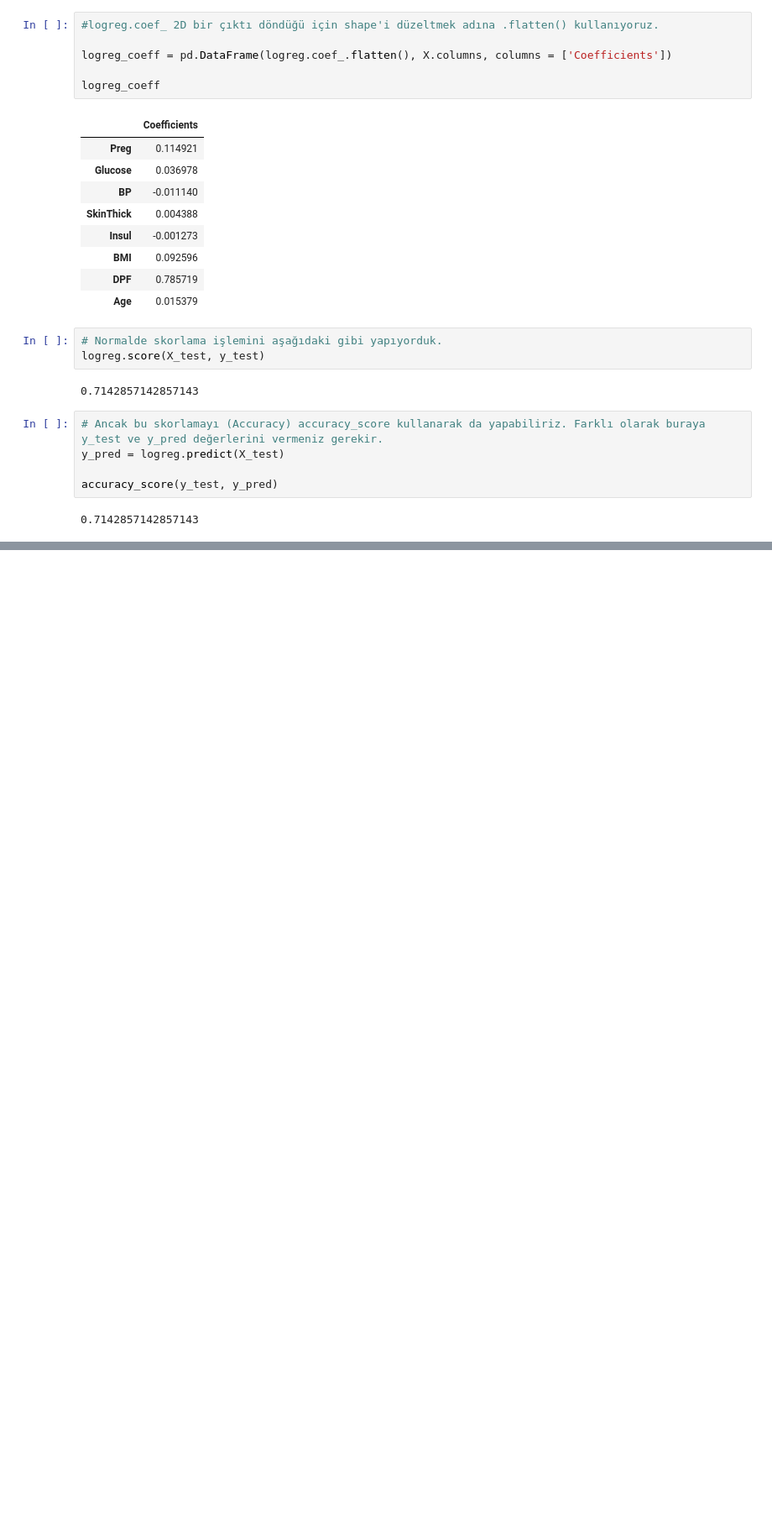
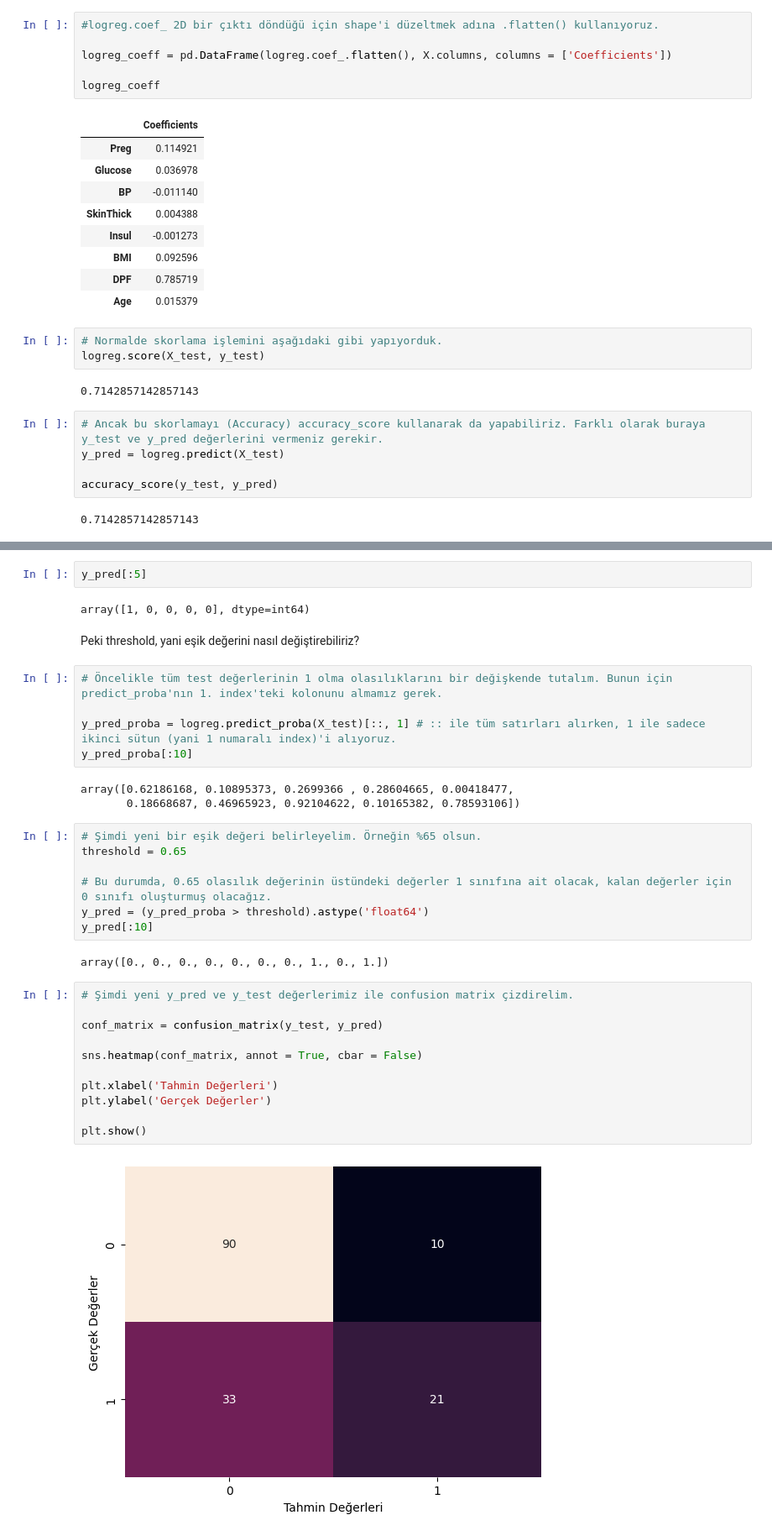
Before and after one commit to mybozkir/Machine_Learning_Practices, a Jupyter notebook: 1-Classification_Practices_TUR.ipynb, the cells around one changed output, grey strips where cells are left out. Shown at 84% size. Saved outputs shown, nothing was run; the diff lists cells and outputs as text; blank space fills up the shorter version.

```diff
--- a/1-Classification_Practices_TUR.ipynb
+++ b/1-Classification_Practices_TUR.ipynb
@@ -306,0 +370,36 @@ accuracy_score(y_test, y_pred)
+# %%
+y_pred[:5]
+# %% [output]
+array([1, 0, 0, 0, 0], dtype=int64)
+# %% [markdown]
+Peki threshold, yani eşik değerini nasıl değiştirebiliriz?
+# %%
+# Öncelikle tüm test değerlerinin 1 olma olasılıklarını bir değişkende tutalım. Bunun için predict_proba'nın 1. index'teki kolonunu almamız gerek.
+
+y_pred_proba = logreg.predict_proba(X_test)[::, 1] # :: ile tüm satırları alırken, 1 ile sadece ikinci sütun (yani 1 numaralı index)'i alıyoruz.
+y_pred_proba[:10]
+# %% [output]
+array([0.62186168, 0.10895373, 0.2699366 , 0.28604665, 0.00418477,
+       0.18668687, 0.46965923, 0.92104622, 0.10165382, 0.78593106])
+# %%
+# Şimdi yeni bir eşik değeri belirleyelim. Örneğin %65 olsun.
+threshold = 0.65
+
+# Bu durumda, 0.65 olasılık değerinin üstündeki değerler 1 sınıfına ait olacak, kalan değerler için 0 sınıfı oluşturmuş olacağız.
+y_pred = (y_pred_proba > threshold).astype('float64')
+y_pred[:10]
+# %% [output]
+array([0., 0., 0., 0., 0., 0., 0., 1., 0., 1.])
+# %%
+# Şimdi yeni y_pred ve y_test değerlerimiz ile confusion matrix çizdirelim.
+
+conf_matrix = confusion_matrix(y_test, y_pred)
+
+sns.heatmap(conf_matrix, annot = True, cbar = False)
+
+plt.xlabel('Tahmin Değerleri')
+plt.ylabel('Gerçek Değerler')
+
+plt.show()
+# %% [output]
+[figure, added]
```
Also changed, not shown: parts of 28 cells of this notebook.
